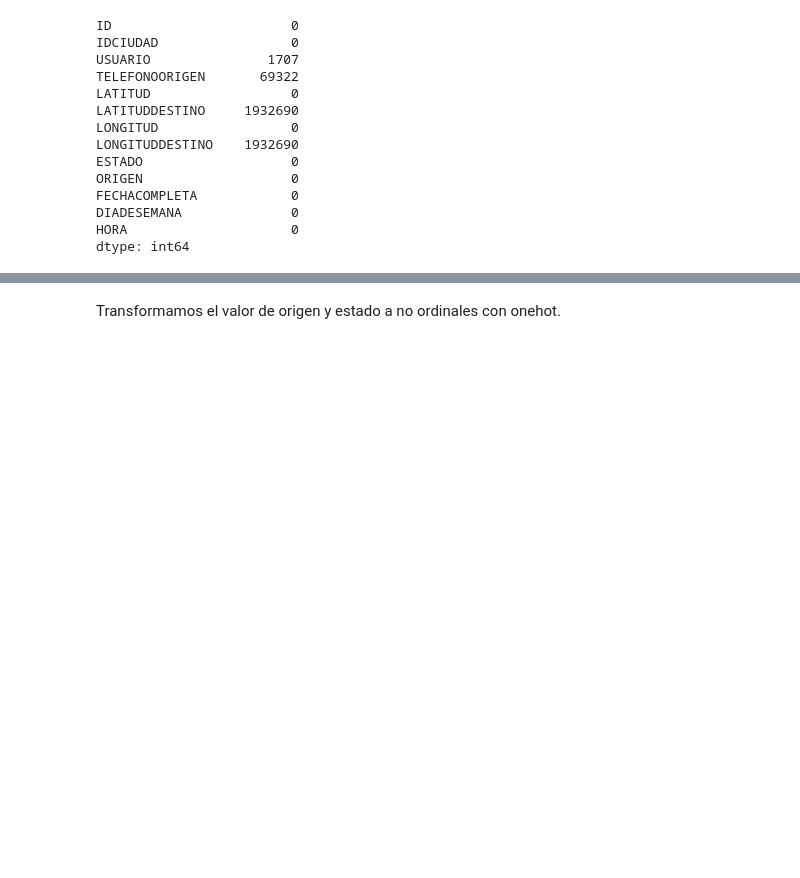
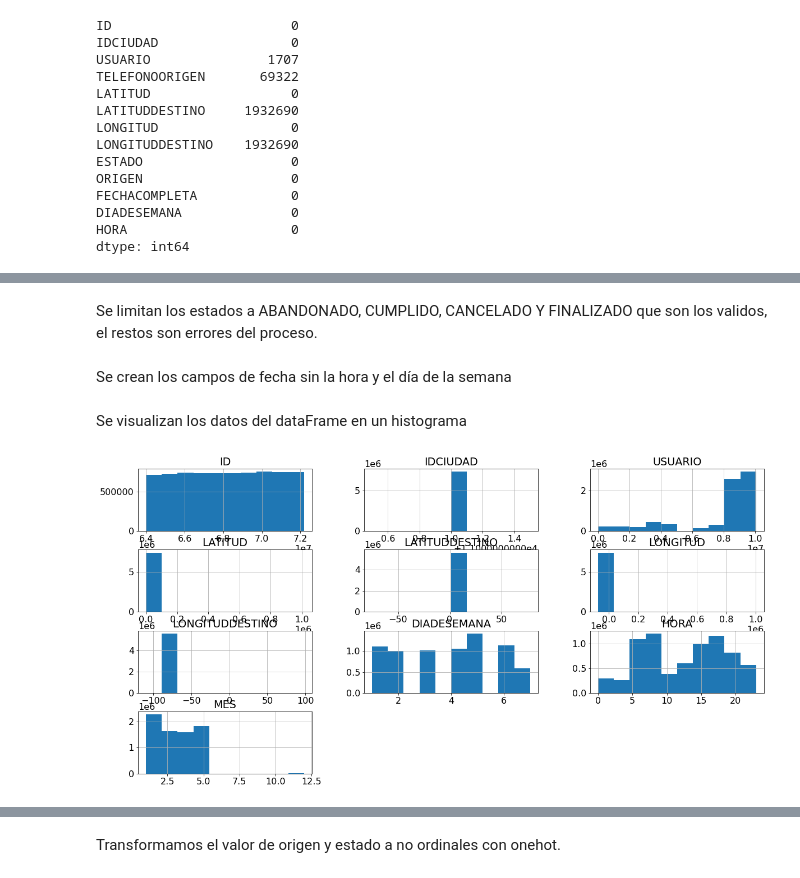
Before and after one commit to josedelarosa82/taxi-prediction-model, a Jupyter notebook: Proyecto_predicción_servicio_taxi.ipynb, the cells around one changed output, grey strips where cells are left out. Drawn from its saved outputs; the diff is of its cells as text; code cells hidden in the pictures; blank space fills up the shorter version.

```diff
--- a/Proyecto_predicción_servicio_taxi.ipynb
+++ b/Proyecto_predicción_servicio_taxi.ipynb
@@ -72 +88,4 @@ df = df[df["IDCIUDAD"]==11001]
+# %%
+#Se filtra el dataset solo para la ciudad de bogotá
+df_taxis = df_taxis[df_taxis["IDCIUDAD"]==11001]
 # %% [markdown]
@@ -92,0 +93,24 @@ df.head(5)
+# %%
+df_taxis = df_taxis[(df_taxis["ORIGEN"]=="APP") | (df_taxis["ORIGEN"]=="IVR") | (df_taxis["ORIGEN"]=="CHAT_BOT_659") | (df_taxis["ORIGEN"]=="RECEPCION") | (df_taxis["ORIGEN"]=="CALLE") | (df_taxis["ORIGEN"]=="WEB")]
+# %% [markdown]
+Se limitan los estados a ABANDONADO, CUMPLIDO, CANCELADO Y FINALIZADO que son los validos, el restos son errores del proceso.
+# %%
+df_taxis = df_taxis[(df_taxis["ESTADO"]=="ABANDONADO") | (df_taxis["ESTADO"]=="CUMPLIDO") | (df_taxis["ESTADO"]=="CANCELADO") | (df_taxis["ESTADO"]=="FINALIZADO")]
+# %% [markdown]
+Se crean los campos de fecha sin la hora y el día de la semana
+# %%
+service_date = pd.to_datetime(df_taxis['FECHACOMPLETA'], format='%Y/%m/%d %H:%M:%S')
+#Se crea un nuevo campo con la fecha en formato YYYY/MM/DD
+df_taxis['FECHA'] = service_date.dt.strftime(FORMAT_DATE)
+#Se crea un nuevo campo con el mes
+df_taxis['MES'] = service_date.dt.month
+#Se crea un nuevo campo con el día de la semana al que pertenece
+df_taxis['DIADESEMANA'] = service_date.map( lambda x: x.isoweekday() )
+# %% [markdown]
+Se visualizan los datos del dataFrame en un histograma
+# %%
+#Se require presentar gráfica de histograma por cada columna o datos de dataframe
+df_taxis.hist(figsize=(20,10))
+plt.show()
+# %% [output]
+[figure, added]
```
Also changed, not shown: parts of 84 cells of this notebook.
